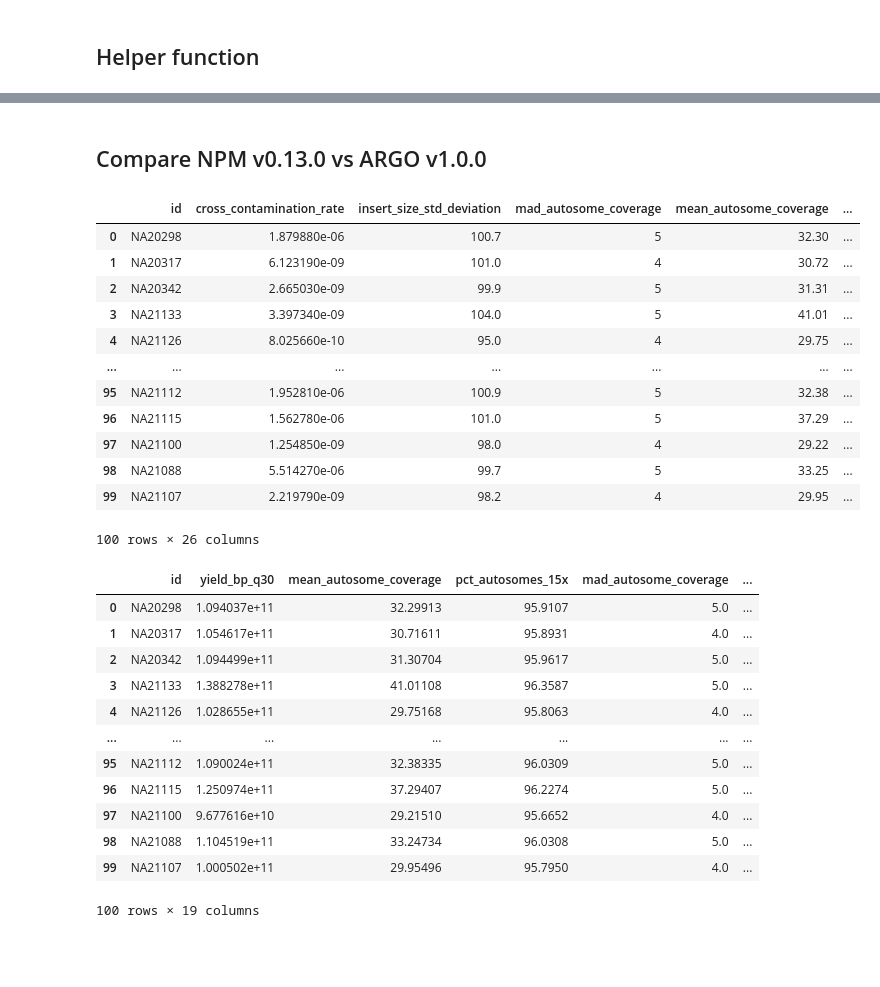
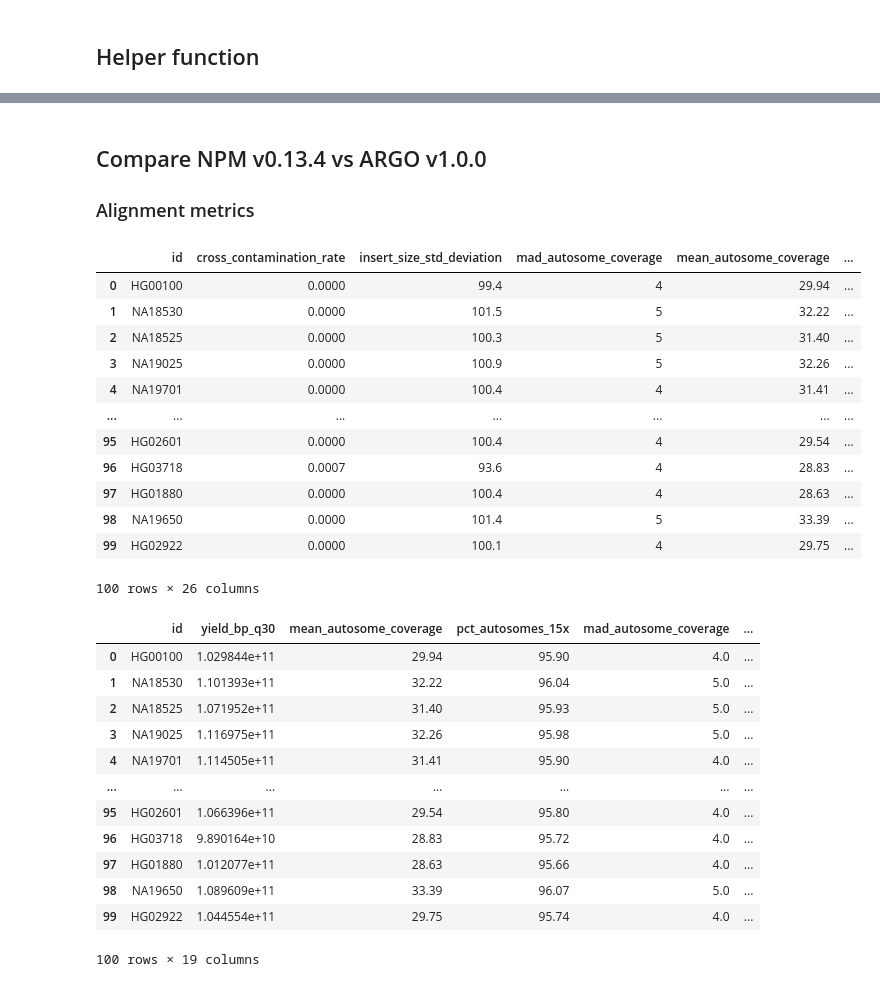
Before and after one commit to ga4gh/quality-control-wgs, a Jupyter notebook: benchmark_resources/stats/Pipeline_correlation.ipynb, the cells around one changed output, grey strips where cells are left out. Cells and saved outputs as stored; diff of their text form; code cells hidden in the pictures; blank space fills up the shorter version.

```diff
--- a/benchmark_resources/stats/Pipeline_correlation.ipynb
+++ b/benchmark_resources/stats/Pipeline_correlation.ipynb
@@ -213,43 +104,44 @@ for col in df_A.columns[1:10]:
 # %% [markdown]
-## Compare NPM v0.13.0 vs ARGO v1.0.0
+## Compare NPM v0.13.4 vs ARGO v1.0.0
+### Alignment metrics
 # %%
 ## Load metrics group A
-A_label='NPM v0.13.0'
-A_dir='../results-npm-sample-qc-v0.13.0'
+A_label='NPM v0.13.4'
+A_dir='../results-npm-sample-qc-v0.13.4'
 df_A = load_metrics(A_dir)
 df_A
 # %% [output]
 |  | id | cross_contamination_rate | insert_size_std_deviation | mad_autosome_coverage | mean_autosome_coverage | ... |
-| 0 | NA20298 | 1.879880e-06 | 100.7 | 5 | 32.30 | ... |
-| 1 | NA20317 | 6.123190e-09 | 101.0 | 4 | 30.72 | ... |
-| 2 | NA20342 | 2.665030e-09 | 99.9 | 5 | 31.31 | ... |
-| 3 | NA21133 | 3.397340e-09 | 104.0 | 5 | 41.01 | ... |
-| 4 | NA21126 | 8.025660e-10 | 95.0 | 4 | 29.75 | ... |
+| 0 | HG00100 | 0.0000 | 99.4 | 4 | 29.94 | ... |
+| 1 | NA18530 | 0.0000 | 101.5 | 5 | 32.22 | ... |
+| 2 | NA18525 | 0.0000 | 100.3 | 5 | 31.40 | ... |
+| 3 | NA19025 | 0.0000 | 100.9 | 5 | 32.26 | ... |
+| 4 | NA19701 | 0.0000 | 100.4 | 4 | 31.41 | ... |
 | ... | ... | ... | ... | ... | ... | ... |
-| 95 | NA21112 | 1.952810e-06 | 100.9 | 5 | 32.38 | ... |
-| 96 | NA21115 | 1.562780e-06 | 101.0 | 5 | 37.29 | ... |
-| 97 | NA21100 | 1.254850e-09 | 98.0 | 4 | 29.22 | ... |
-| 98 | NA21088 | 5.514270e-06 | 99.7 | 5 | 33.25 | ... |
-| 99 | NA21107 | 2.219790e-09 | 98.2 | 4 | 29.95 | ... |
+| 95 | HG02601 | 0.0000 | 100.4 | 4 | 29.54 | ... |
+| 96 | HG03718 | 0.0007 | 93.6 | 4 | 28.83 | ... |
+| 97 | HG01880 | 0.0000 | 100.4 | 4 | 28.63 | ... |
+| 98 | NA19650 | 0.0000 | 101.4 | 5 | 33.39 | ... |
+| 99 | HG02922 | 0.0000 | 100.1 | 4 | 29.75 | ... |
 100 rows × 26 columns
 # %%
 ## Load metrics group B
-B_label='ARGO v1.0.0'
+B_label='ARGO ALN v1.0.0'
 B_dir='../results-argo-dnaalnqc-v1.0.0'
 df_B = load_metrics(B_dir)
 df_B
 # %% [output]
 |  | id | yield_bp_q30 | mean_autosome_coverage | pct_autosomes_15x | mad_autosome_coverage | ... |
-| 0 | NA20298 | 1.094037e+11 | 32.29913 | 95.9107 | 5.0 | ... |
-| 1 | NA20317 | 1.054617e+11 | 30.71611 | 95.8931 | 4.0 | ... |
-| 2 | NA20342 | 1.094499e+11 | 31.30704 | 95.9617 | 5.0 | ... |
-| 3 | NA21133 | 1.388278e+11 | 41.01108 | 96.3587 | 5.0 | ... |
-| 4 | NA21126 | 1.028655e+11 | 29.75168 | 95.8063 | 4.0 | ... |
+| 0 | HG00100 | 1.029844e+11 | 29.94 | 95.90 | 4.0 | ... |
+| 1 | NA18530 | 1.101393e+11 | 32.22 | 96.04 | 5.0 | ... |
+| 2 | NA18525 | 1.071952e+11 | 31.40 | 95.93 | 5.0 | ... |
+| 3 | NA19025 | 1.116975e+11 | 32.26 | 95.98 | 5.0 | ... |
+| 4 | NA19701 | 1.114505e+11 | 31.41 | 95.90 | 4.0 | ... |
 | ... | ... | ... | ... | ... | ... | ... |
-| 95 | NA21112 | 1.090024e+11 | 32.38335 | 96.0309 | 5.0 | ... |
-| 96 | NA21115 | 1.250974e+11 | 37.29407 | 96.2274 | 5.0 | ... |
-| 97 | NA21100 | 9.677616e+10 | 29.21510 | 95.6652 | 4.0 | ... |
-| 98 | NA21088 | 1.104519e+11 | 33.24734 | 96.0308 | 5.0 | ... |
-| 99 | NA21107 | 1.000502e+11 | 29.95496 | 95.7950 | 4.0 | ... |
+| 95 | HG02601 | 1.066396e+11 | 29.54 | 95.80 | 4.0 | ... |
+| 96 | HG03718 | 9.890164e+10 | 28.83 | 95.72 | 4.0 | ... |
+| 97 | HG01880 | 1.012077e+11 | 28.63 | 95.66 | 4.0 | ... |
+| 98 | NA19650 | 1.089609e+11 | 33.39 | 96.07 | 5.0 | ... |
+| 99 | HG02922 | 1.044554e+11 | 29.75 | 95.74 | 4.0 | ... |
 100 rows × 19 columns
 # %%
```
Also changed, not shown: parts of 19 cells of this notebook.
